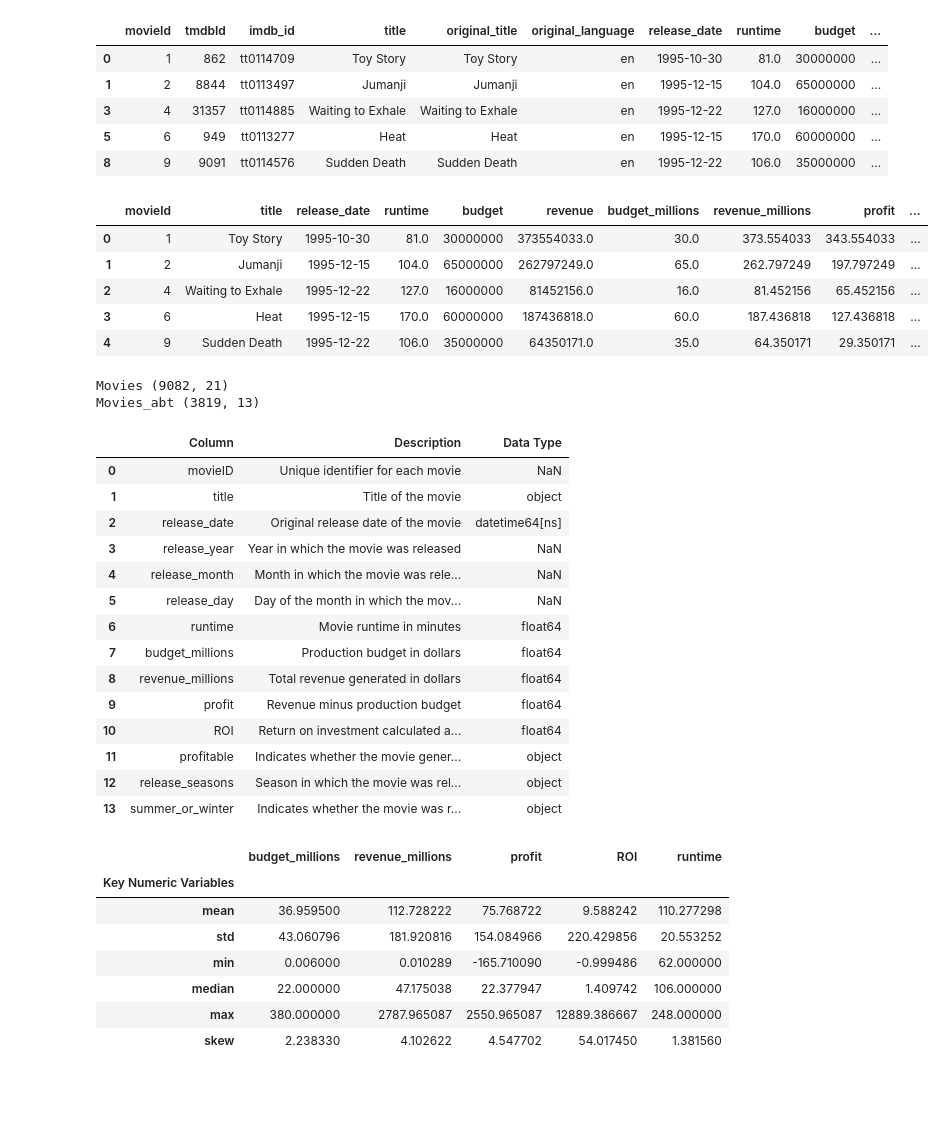
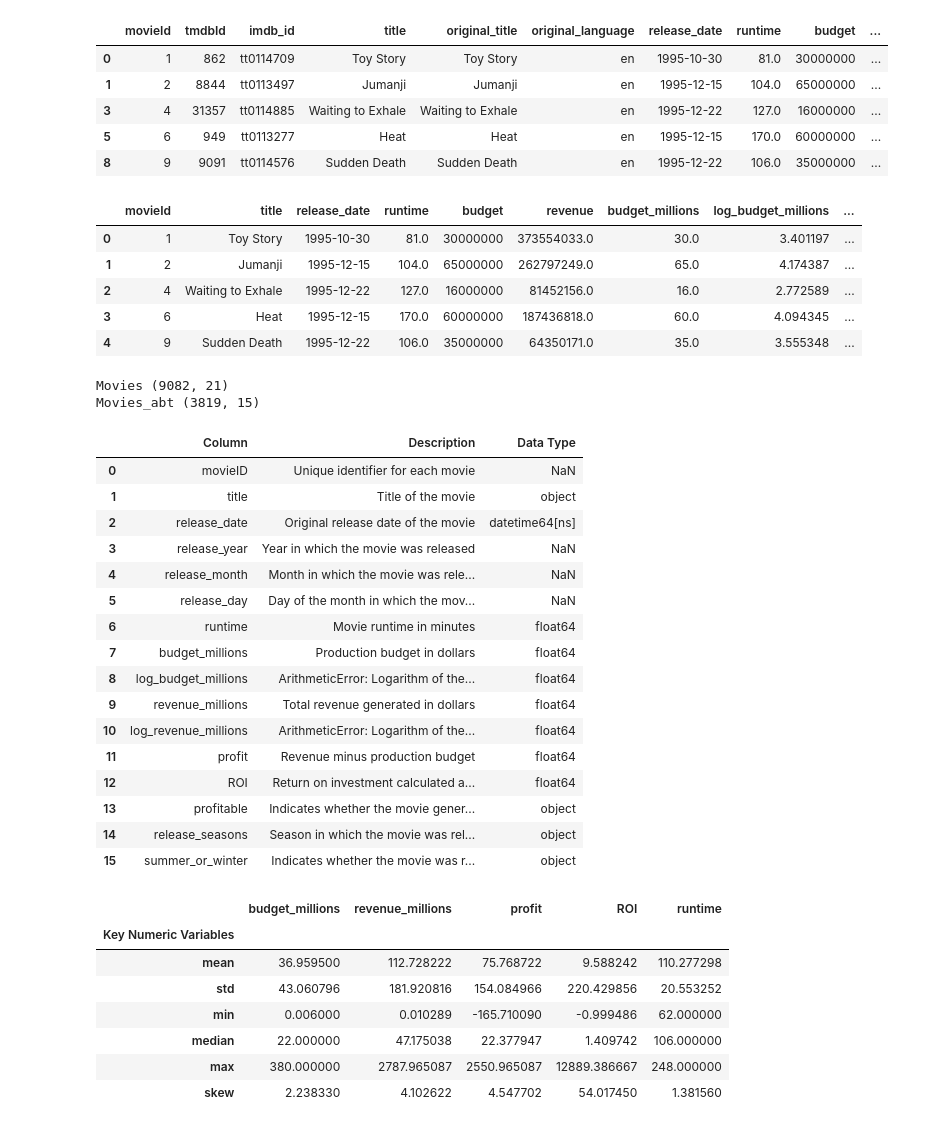
Before and after one commit to mlholg99/BAN5103_group1_project, a Jupyter notebook: notebooks/movies_project_starter.ipynb, the cells around one changed output. Drawn from its saved outputs; the diff is of its cells as text; code cells hidden in the pictures; blank space fills up the shorter version.

```diff
--- a/notebooks/movies_project_starter.ipynb
+++ b/notebooks/movies_project_starter.ipynb
@@ -155,50 +155,52 @@ movies_clean.head()
 | 5 | 6 | 949 | tt0113277 | Heat | Heat | en | 1995-12-15 | 170.0 | 60000000 | ... |
 | 8 | 9 | 9091 | tt0114576 | Sudden Death | Sudden Death | en | 1995-12-22 | 106.0 | 35000000 | ... |
 # %%
-# Create a table that shows movieId, title, release_date, runtime, budget (converted into millions), revenue (converted into millions), profit, ROI [(revenue-budget)/budget], profitable (yes or no), add a column for seasons, and yes or no column for summer or winter
+# Create a table that shows movieId, title, release_date, runtime, budget (converted into millions), log(budget_millions), revenue (converted into millions), log(revenue_millions), profit, ROI [(revenue-budget)/budget], profitable (yes or no), add a column for seasons, and yes or no column for summer or winter
 
 movies_abt= (
     movies_clean
     .groupby("movieId")
     .agg(
         title=("title", "first"),
         release_date=("release_date", "first"),
         runtime=("runtime", "first"),
         budget=("budget", "first"),
         revenue=("revenue", "first"),
     )
     .reset_index()
     .assign(
         budget_millions=lambda x: x["budget"] / 1_000_000,
+        log_budget_millions=lambda x: np.log(x["budget_millions"]),
         revenue_millions=lambda x: x["revenue"] / 1_000_000,
+        log_revenue_millions=lambda x: np.log(x["revenue_millions"]),
         profit=lambda x: x["revenue_millions"] - x["budget_millions"],
         ROI=lambda x: x["profit"] / x["budget_millions"],
         profitable=lambda x: x["ROI"].gt(0).map({True: "yes", False: "no"}),
         release_seasons=lambda x: x["release_date"].dt.month.map(
             {1: "Winter", 2: "Winter", 3: "Spring", 4: "Spring", 5: "Spring", 6: "Summer",
              7: "Summer", 8: "Summer", 9: "Fall", 10: "Fall", 11: "Fall", 12: "Winter"}
         ),
         summer_or_winter=lambda x: x["release_seasons"].isin(["Summer", "Winter"]).map(
             {True: "yes", False: "no"}
         ),
     )
 )
 
 # Display the resulting table
 movies_abt.head()
 # %% [output]
-|  | movieId | title | release_date | runtime | budget | revenue | budget_millions | revenue_millions | profit | ... |
-| 0 | 1 | Toy Story | 1995-10-30 | 81.0 | 30000000 | 373554033.0 | 30.0 | 373.554033 | 343.554033 | ... |
-| 1 | 2 | Jumanji | 1995-12-15 | 104.0 | 65000000 | 262797249.0 | 65.0 | 262.797249 | 197.797249 | ... |
-| 2 | 4 | Waiting to Exhale | 1995-12-22 | 127.0 | 16000000 | 81452156.0 | 16.0 | 81.452156 | 65.452156 | ... |
-| 3 | 6 | Heat | 1995-12-15 | 170.0 | 60000000 | 187436818.0 | 60.0 | 187.436818 | 127.436818 | ... |
-| 4 | 9 | Sudden Death | 1995-12-22 | 106.0 | 35000000 | 64350171.0 | 35.0 | 64.350171 | 29.350171 | ... |
+|  | movieId | title | release_date | runtime | budget | revenue | budget_millions | log_budget_millions | ... |
+| 0 | 1 | Toy Story | 1995-10-30 | 81.0 | 30000000 | 373554033.0 | 30.0 | 3.401197 | ... |
+| 1 | 2 | Jumanji | 1995-12-15 | 104.0 | 65000000 | 262797249.0 | 65.0 | 4.174387 | ... |
+| 2 | 4 | Waiting to Exhale | 1995-12-22 | 127.0 | 16000000 | 81452156.0 | 16.0 | 2.772589 | ... |
+| 3 | 6 | Heat | 1995-12-15 | 170.0 | 60000000 | 187436818.0 | 60.0 | 4.094345 | ... |
+| 4 | 9 | Sudden Death | 1995-12-22 | 106.0 | 35000000 | 64350171.0 | 35.0 | 3.555348 | ... |
 # %%
 print("Movies",movies.shape)
 print("Movies_abt", movies_abt.shape)
 # %% [output]
 Movies (9082, 21)
-Movies_abt (3819, 13)
+Movies_abt (3819, 15)
 # %%
 # Create a data dictionary for movies_abt
 data_dict = {
@@ -211,7 +213,9 @@ data_dict = {
         "release_day",
         "runtime",
         "budget_millions",
+        "log_budget_millions",
         "revenue_millions",
+        "log_revenue_millions",
         "profit",
         "ROI",
         "profitable",
@@ -227,7 +231,9 @@ data_dict = {
         "Day of the month in which the movie was released",
         "Movie runtime in minutes",
         "Production budget in dollars",
+        "ArithmeticError: Logarithm of the production budget in millions",
         "Total revenue generated in dollars",
+        "ArithmeticError: Logarithm of the total revenue in millions",
         "Revenue minus production budget",
         "Return on investment calculated as profit divided by budget",
         "Indicates whether the movie generated a profit",
@@ -254,12 +260,14 @@ display(data_dictionary)
 | 5 | release_day | Day of the month in which the mov... | NaN |
 | 6 | runtime | Movie runtime in minutes | float64 |
 | 7 | budget_millions | Production budget in dollars | float64 |
-| 8 | revenue_millions | Total revenue generated in dollars | float64 |
-| 9 | profit | Revenue minus production budget | float64 |
-| 10 | ROI | Return on investment calculated a... | float64 |
-| 11 | profitable | Indicates whether the movie gener... | object |
-| 12 | release_seasons | Season in which the movie was rel... | object |
-| 13 | summer_or_winter | Indicates whether the movie was r... | object |
+| 8 | log_budget_millions | ArithmeticError: Logarithm of the... | float64 |
+| 9 | revenue_millions | Total revenue generated in dollars | float64 |
+| 10 | log_revenue_millions | ArithmeticError: Logarithm of the... | float64 |
+| 11 | profit | Revenue minus production budget | float64 |
+| 12 | ROI | Return on investment calculated a... | float64 |
+| 13 | profitable | Indicates whether the movie gener... | object |
+| 14 | release_seasons | Season in which the movie was rel... | object |
+| 15 | summer_or_winter | Indicates whether the movie was r... | object |
 # %%
 # Table that shows the means, standard deviation, minimum, maximum, median, and skew of budget, revenue, profit, ROI, runtime named 'Key Numeric Variables'
 movies_abt[["budget_millions", "revenue_millions", "profit", "ROI", "runtime"]].agg(
```
Also changed, not shown: parts of 11 cells of this notebook.
